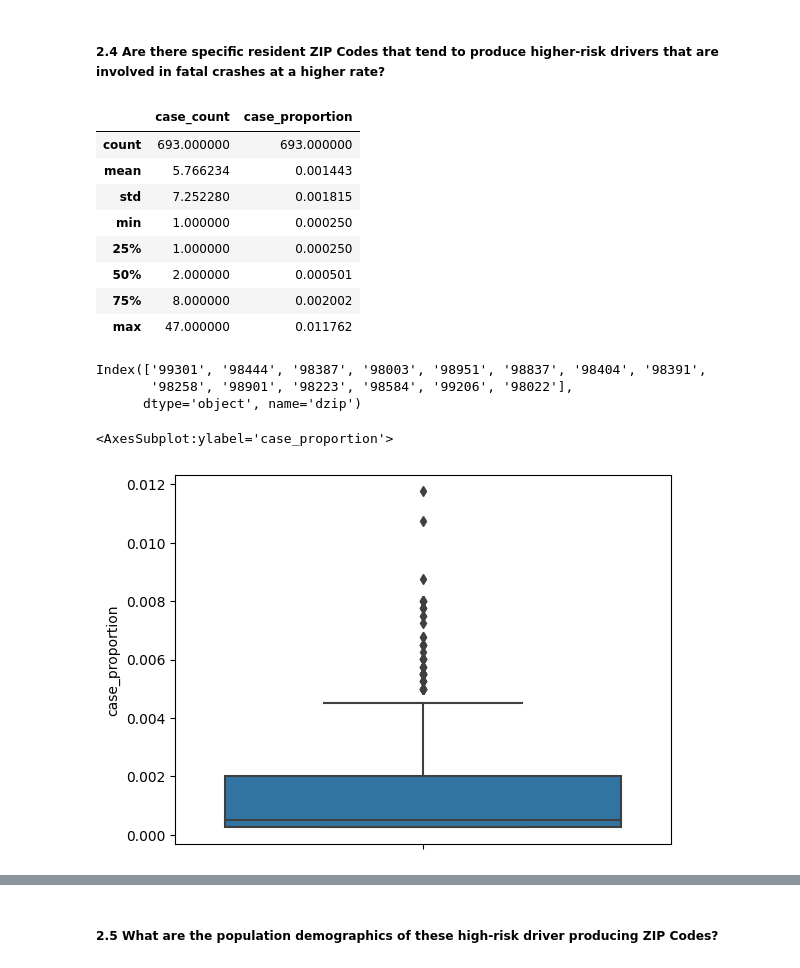
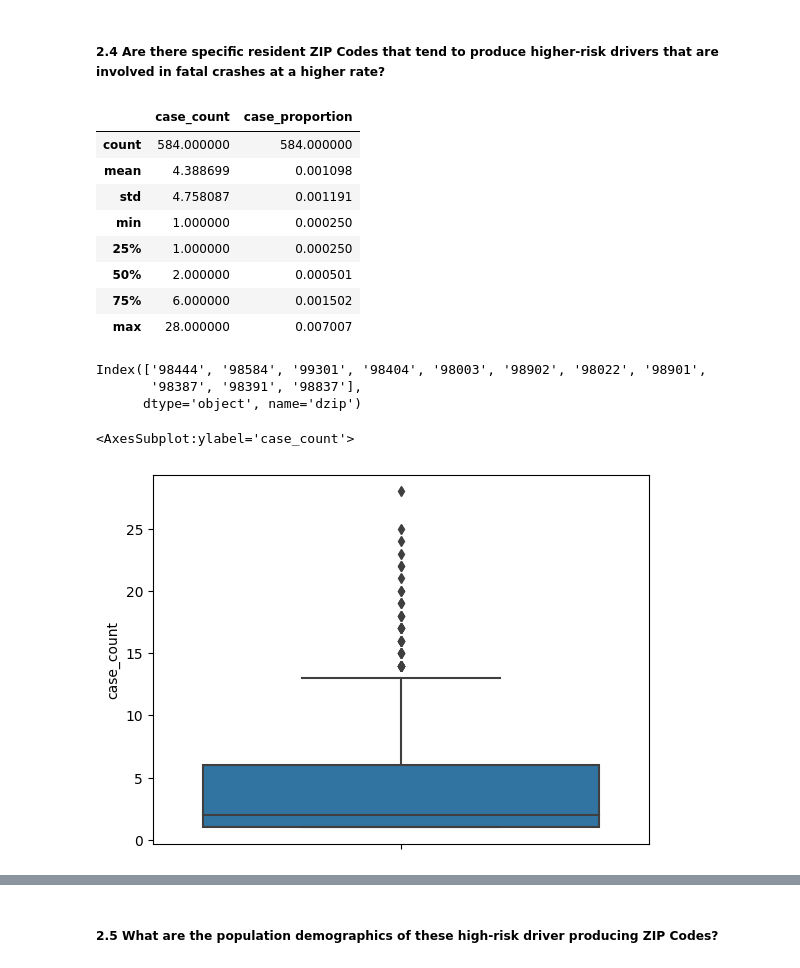
Before and after one commit to Chacoon3/Info-Challenge-2023, a Jupyter notebook: code_py/analysis.ipynb, the cells around one changed output, grey strips where cells are left out. Cells and saved outputs as stored; diff of their text form; code cells hidden in the pictures.

```diff
--- a/code_py/analysis.ipynb
+++ b/code_py/analysis.ipynb
@@ -341,7 +341,7 @@ df_distract[:5]
 # %% [markdown]
 ##### <b>2.4 Are there specific resident ZIP Codes that tend to produce higher-risk drivers that are involved in fatal crashes at a higher rate?</b>
 # %%
-df_data_by_zip = df_data_main.groupby('dzip').agg(
+df_data_by_zip = df_data_main[df_data_main.is_driver == True].groupby('dzip').agg(
     case_count=pd.NamedAgg(column='par', aggfunc=len),
     case_proportion=pd.NamedAgg(
         column='par', aggfunc=lambda c: len(c) / len(df_data_main.index))
@@ -351,24 +351,26 @@ df_data_by_zip.sort_values(ascending=False, inplace=True, by='case_proportion')
 df_data_by_zip.describe()
 # %% [output]
 |  | case_count | case_proportion |
-| count | 693.000000 | 693.000000 |
-| mean | 5.766234 | 0.001443 |
-| std | 7.252280 | 0.001815 |
+| count | 584.000000 | 584.000000 |
+| mean | 4.388699 | 0.001098 |
+| std | 4.758087 | 0.001191 |
 | min | 1.000000 | 0.000250 |
 | 25% | 1.000000 | 0.000250 |
 | 50% | 2.000000 | 0.000501 |
-| 75% | 8.000000 | 0.002002 |
-| max | 47.000000 | 0.011762 |
+| 75% | 6.000000 | 0.001502 |
+| max | 28.000000 | 0.007007 |
 # %%
-risky_zipcode = df_data_by_zip[df_data_by_zip.case_proportion >=  0.001443 + 3 * 0.001815].index    #  filtering mean + 3 * sigma based on proportion
+risky_zipcode = df_data_by_zip[
+        df_data_by_zip.case_count >= df_data_by_zip.case_count.mean() + 3 * df_data_by_zip.case_count.std()
+    ].index             #  filtering mean + 3 * sigma based on proportion
 risky_zipcode
 # %% [output]
-Index(['99301', '98444', '98387', '98003', '98951', '98837', '98404', '98391',
-       '98258', '98901', '98223', '98584', '99206', '98022'],
+Index(['98444', '98584', '99301', '98404', '98003', '98902', '98022', '98901',
+       '98387', '98391', '98837'],
       dtype='object', name='dzip')
 # %%
-sns.boxplot(y=df_data_by_zip.case_proportion)
+sns.boxplot(y=df_data_by_zip.case_count)
 # %% [output]
-<AxesSubplot:ylabel='case_proportion'>
+<AxesSubplot:ylabel='case_count'>
-[figure, old version]
+[figure, new version]
 # %%
```
Also changed, not shown: parts of 11 cells of this notebook.
